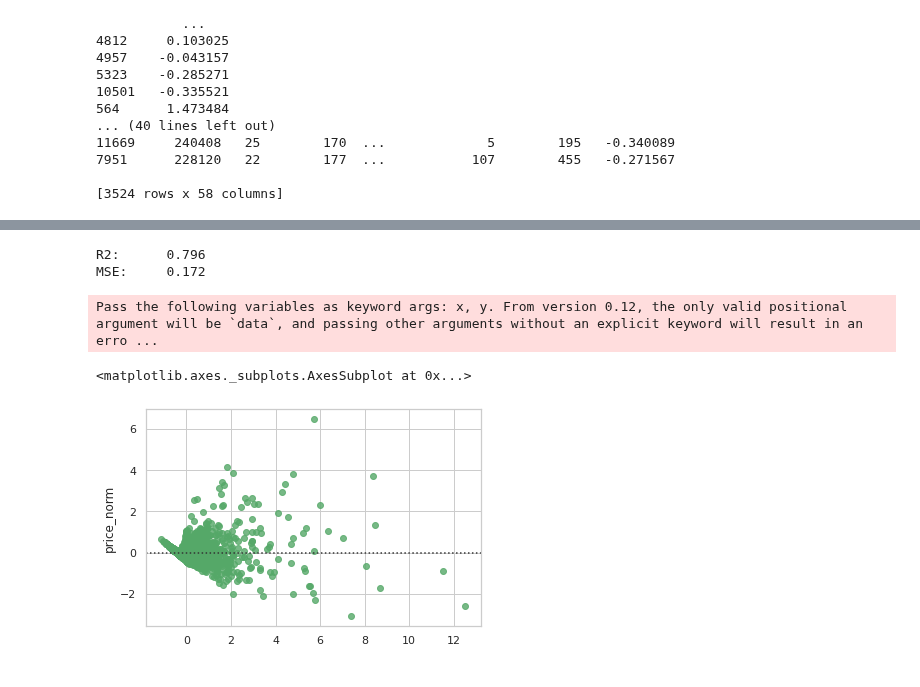
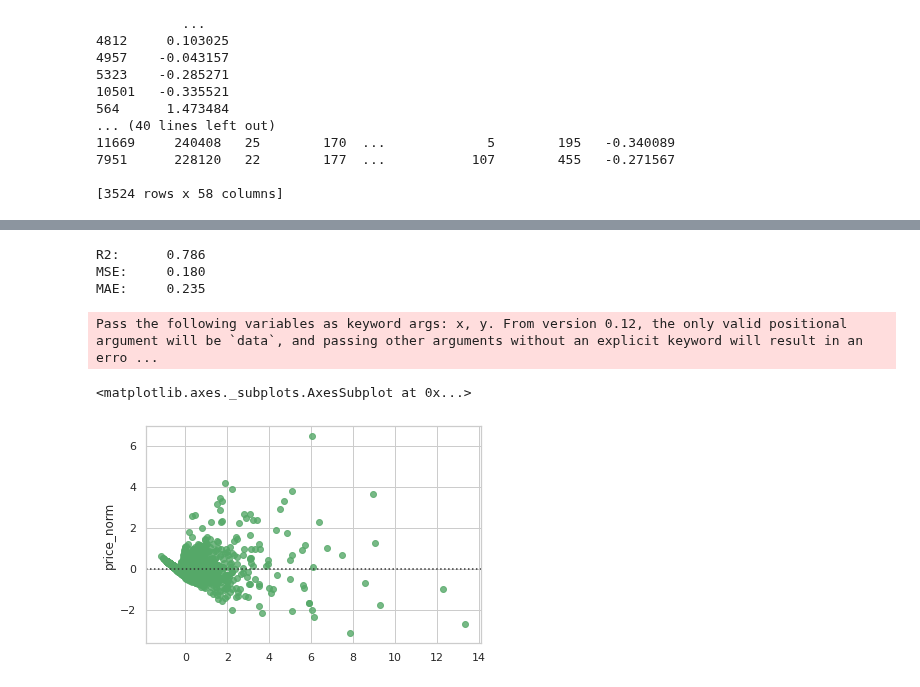
Before and after one commit to LucasAfa/Projeto2-IF775, a Jupyter notebook: projeto.ipynb, the cells around one changed output, grey strips where cells are left out. Saved outputs shown, nothing was run; the diff lists cells and outputs as text; code cells hidden in the pictures.

```diff
--- a/projeto.ipynb
+++ b/projeto.ipynb
@@ -209,32 +209,36 @@ Requirement already satisfied: zipp>=0.5 in /usr/local/lib/python3.6/dist-packag
 # %%
 #Como nossa predição é quantitativa, precisamos de algoritmos de regressão, vamos começar com o clássico de regressão linear
 from sklearn.linear_model import LinearRegression
 import sklearn.metrics
 
 model = LinearRegression()
 
 columns = ['wage_eur', 'overall','mentality_composure','potential','international_reputation','movement_reactions']
 
-model.fit(X_train[columns], y_train)
+scaler = pre.StandardScaler()
+X_train = scaler.fit_transform(X_train[columns])
+X_val = scaler.fit_transform(X_val[columns])
+model.fit(X_train_scaled, y_train)
 
-predict = model.predict(X_val[columns])
+predict = model.predict(X_val_scaled)
 
 mse = mean_squared_error(y_val, predict)
 r2 = r2_score(y_val, predict)
 error_MAE = sklearn.metrics.mean_absolute_error(y_val, predict)
 
 print("R2:      {:.3f}".format(r2))
 print("MSE:     {:.3f}".format(mse))
 print("MAE:     {:.3f}".format(error_MAE))
 sns.set(style="whitegrid")
 sns.residplot(predict, y_val, color="g")
 #calcular mape, male
 # %% [output]
-R2:      0.796
-MSE:     0.172
+R2:      0.786
+MSE:     0.180
+MAE:     0.235
 Pass the following variables as keyword args: x, y. From version 0.12, the only valid positional argument will be `data`, and passing other arguments without an explicit keyword will result in an erro ...
 <matplotlib.axes._subplots.AxesSubplot at 0x...>
-[figure, old version]
+[figure, new version]
 # %%
 #Agora vamos melhorar a taxa de erros da regressão linear utilizando o Optuna
 import sklearn.linear_model
```
Also changed, not shown: parts of 9 cells of this notebook.
